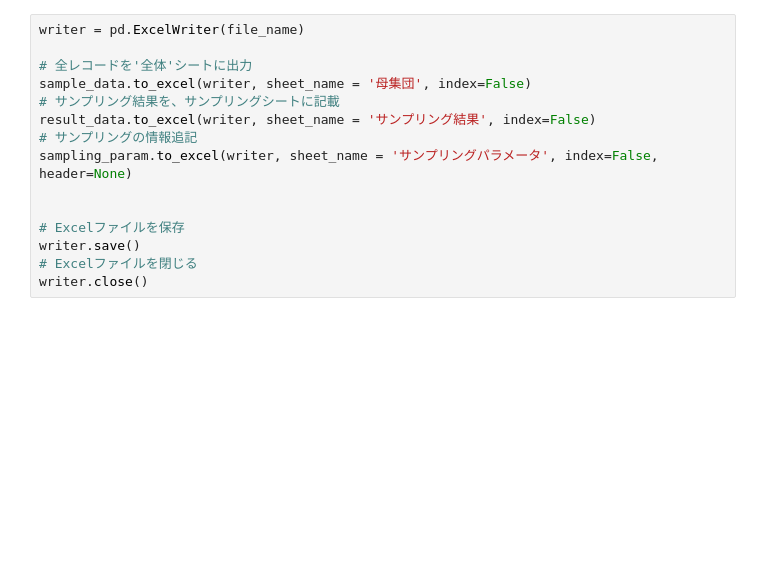
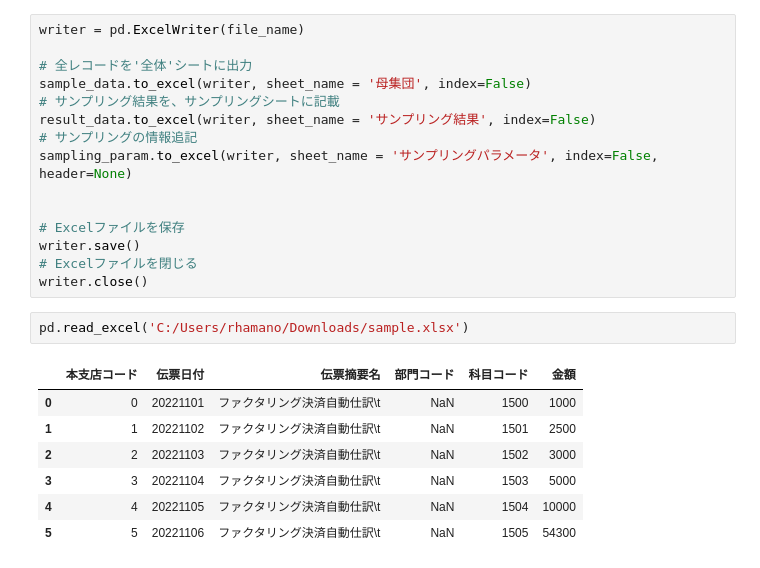
Before and after one commit to sayu349/app, a Jupyter notebook: 202303中間監査サンプリング.ipynb, the cells around one changed output. Drawn from its saved outputs; the diff is of its cells as text; blank space fills up the shorter version.

```diff
--- a/202303中間監査サンプリング.ipynb
+++ b/202303中間監査サンプリング.ipynb
@@ -155,3 +155,13 @@ sampling_param.to_excel(writer, sheet_name = 'サンプリングパラメータ'
 writer.save()
 # Excelファイルを閉じる
 writer.close()
+# %%
+pd.read_excel('C:/Users/rhamano/Downloads/sample.xlsx')
+# %% [output]
+|  | 本支店コード | 伝票日付 | 伝票摘要名 | 部門コード | 科目コード | 金額 |
+| 0 | 0 | 20221101 | ファクタリング決済自動仕訳\t | NaN | 1500 | 1000 |
+| 1 | 1 | 20221102 | ファクタリング決済自動仕訳\t | NaN | 1501 | 2500 |
+| 2 | 2 | 20221103 | ファクタリング決済自動仕訳\t | NaN | 1502 | 3000 |
+| 3 | 3 | 20221104 | ファクタリング決済自動仕訳\t | NaN | 1503 | 5000 |
+| 4 | 4 | 20221105 | ファクタリング決済自動仕訳\t | NaN | 1504 | 10000 |
+| 5 | 5 | 20221106 | ファクタリング決済自動仕訳\t | NaN | 1505 | 54300 |
```
Also changed, not shown: 12 other files.
